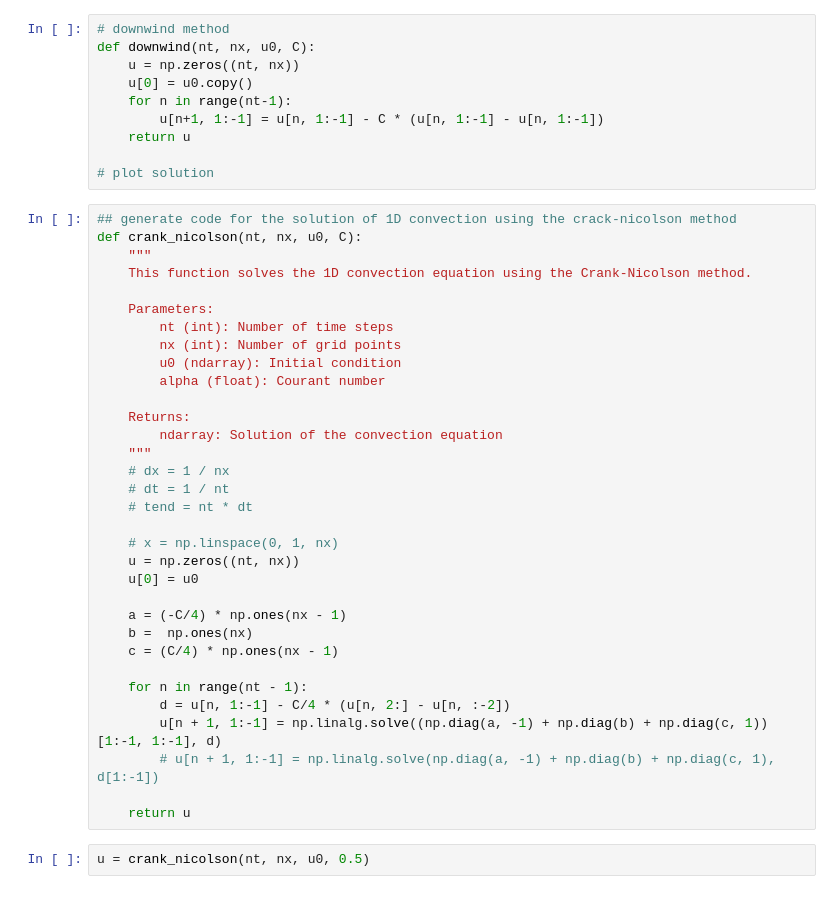
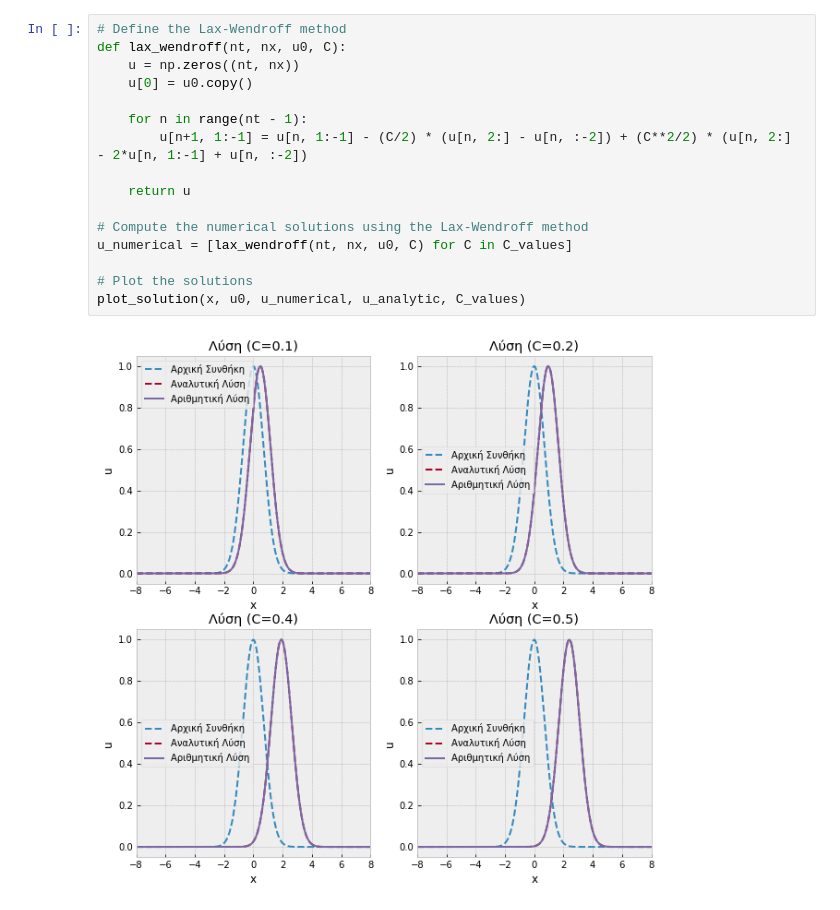
Before and after one commit to raptistasos/CFD_python_GR, a Jupyter notebook: Notebooks/Chapter6_only_code.ipynb, the cells around one changed output. Drawn from its saved outputs; the diff is of its cells as text.

```diff
--- a/Notebooks/Chapter6_only_code.ipynb
+++ b/Notebooks/Chapter6_only_code.ipynb
@@ -93,45 +161,18 @@ plt.show()
 # %%
-# downwind method
-def downwind(nt, nx, u0, C):
+# Define the Lax-Wendroff method
+def lax_wendroff(nt, nx, u0, C):
     u = np.zeros((nt, nx))
     u[0] = u0.copy()
-    for n in range(nt-1):
-        u[n+1, 1:-1] = u[n, 1:-1] - C * (u[n, 1:-1] - u[n, 1:-1])
+
+    for n in range(nt - 1):
+        u[n+1, 1:-1] = u[n, 1:-1] - (C/2) * (u[n, 2:] - u[n, :-2]) + (C**2/2) * (u[n, 2:] - 2*u[n, 1:-1] + u[n, :-2])
+
     return u
 
-# plot solution
+# Compute the numerical solutions using the Lax-Wendroff method
+u_numerical = [lax_wendroff(nt, nx, u0, C) for C in C_values]
+
+# Plot the solutions
+plot_solution(x, u0, u_numerical, u_analytic, C_values)
+# %% [output]
+[figure, added]
-# %%
-## generate code for the solution of 1D convection using the crack-nicolson method
-def crank_nicolson(nt, nx, u0, C):
-    """
-    This function solves the 1D convection equation using the Crank-Nicolson method.
-
-    Parameters:
-        nt (int): Number of time steps
-        nx (int): Number of grid points
-        u0 (ndarray): Initial condition
-        alpha (float): Courant number
-
-    Returns:
-        ndarray: Solution of the convection equation
-    """
-    # dx = 1 / nx
-    # dt = 1 / nt
-    # tend = nt * dt
-
-    # x = np.linspace(0, 1, nx)
-    u = np.zeros((nt, nx))
-    u[0] = u0
-
-    a = (-C/4) * np.ones(nx - 1)
-    b =  np.ones(nx)
-    c = (C/4) * np.ones(nx - 1)
-
-    for n in range(nt - 1):
-        d = u[n, 1:-1] - C/4 * (u[n, 2:] - u[n, :-2])
-        u[n + 1, 1:-1] = np.linalg.solve((np.diag(a, -1) + np.diag(b) + np.diag(c, 1))[1:-1, 1:-1], d)
-        # u[n + 1, 1:-1] = np.linalg.solve(np.diag(a, -1) + np.diag(b) + np.diag(c, 1), d[1:-1])
-
-    return u
-# %%
-u = crank_nicolson(nt, nx, u0, 0.5)
```
Also changed, not shown: parts of 20 cells of this notebook, 1 other file.
